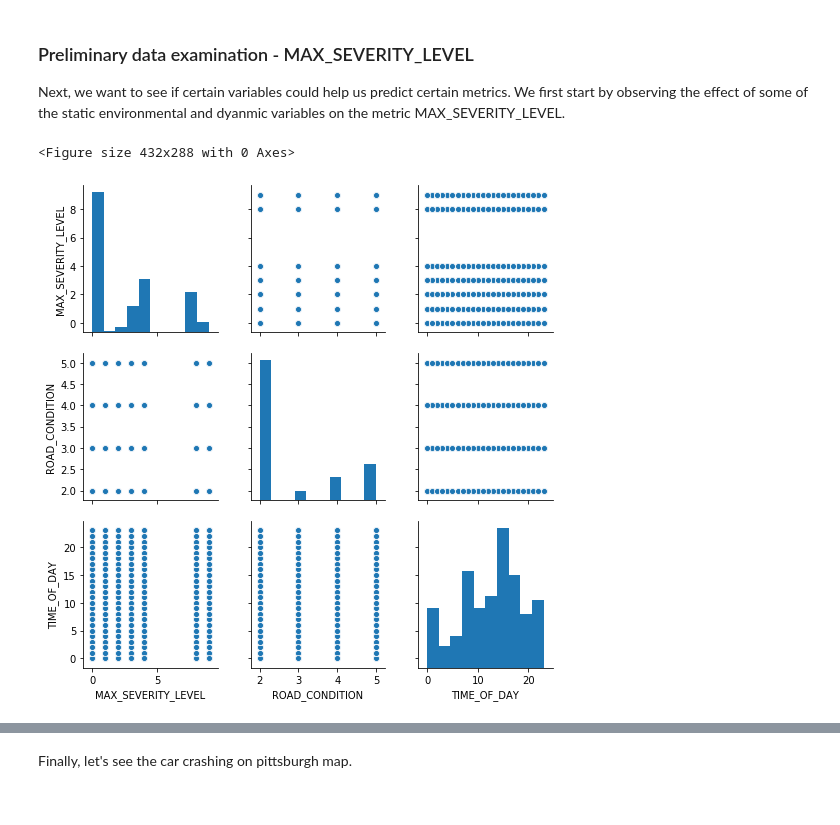
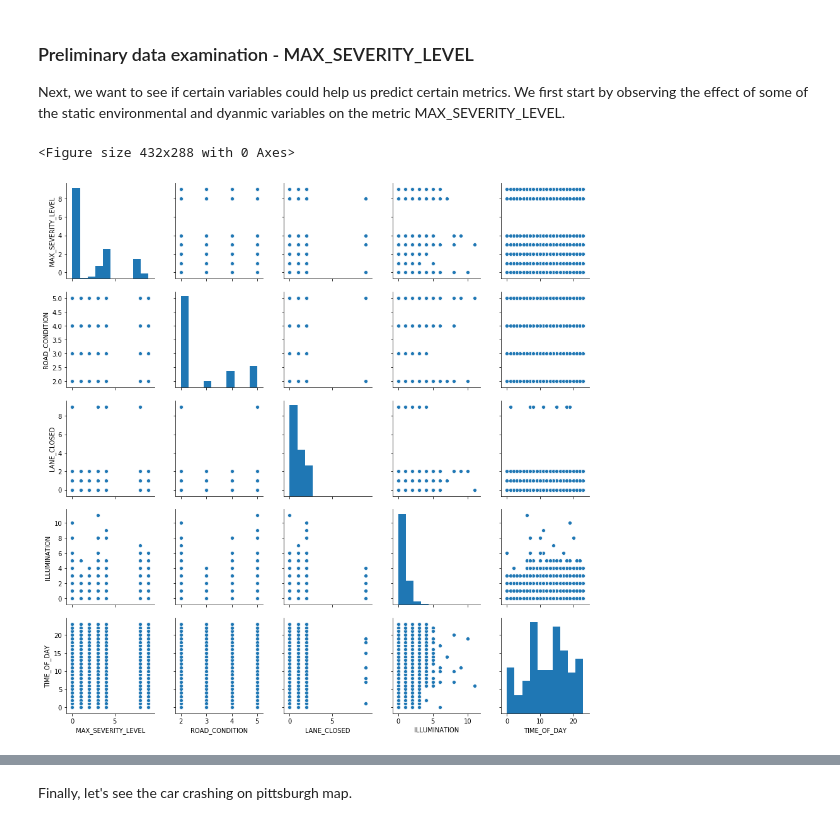
Before and after one commit to NasirNabi75/15688-Final-Project, a Jupyter notebook: code.ipynb, the cells around one changed output, grey strips where cells are left out. Drawn from its saved outputs; the diff is of its cells as text; code cells hidden in the pictures.

```diff
--- a/code.ipynb
+++ b/code.ipynb
@@ -150,17 +152,19 @@ Next, we want to see if certain variables could help us predict certain metrics.
 # %%
 def scatterplot_matrix_static(metric):
     plt.figure()
     df = pd.DataFrame({metric: df_io[metric],
                        'ROAD_CONDITION': df_io['ROAD_CONDITION'],
+                       'LANE_CLOSED': df_io['LANE_CLOSED'],
+                       'ILLUMINATION': df_io['AUTOMOBILE_COUNT'],
                        'TIME_OF_DAY': df_io['TIME_OF_DAY'],
                       })
     sns.pairplot(df)
 
 # scatterplot matrix to assess max severity level (static)
 scatterplot_matrix_static('MAX_SEVERITY_LEVEL')
 # %% [output]
 <Figure size 432x288 with 0 Axes>
-[figure, old version]
+[figure, new version]
 # %%
 def scatterplot_matrix_dynamic(metric):
     plt.figure()
```
Also changed, not shown: parts of 15 cells of this notebook.
